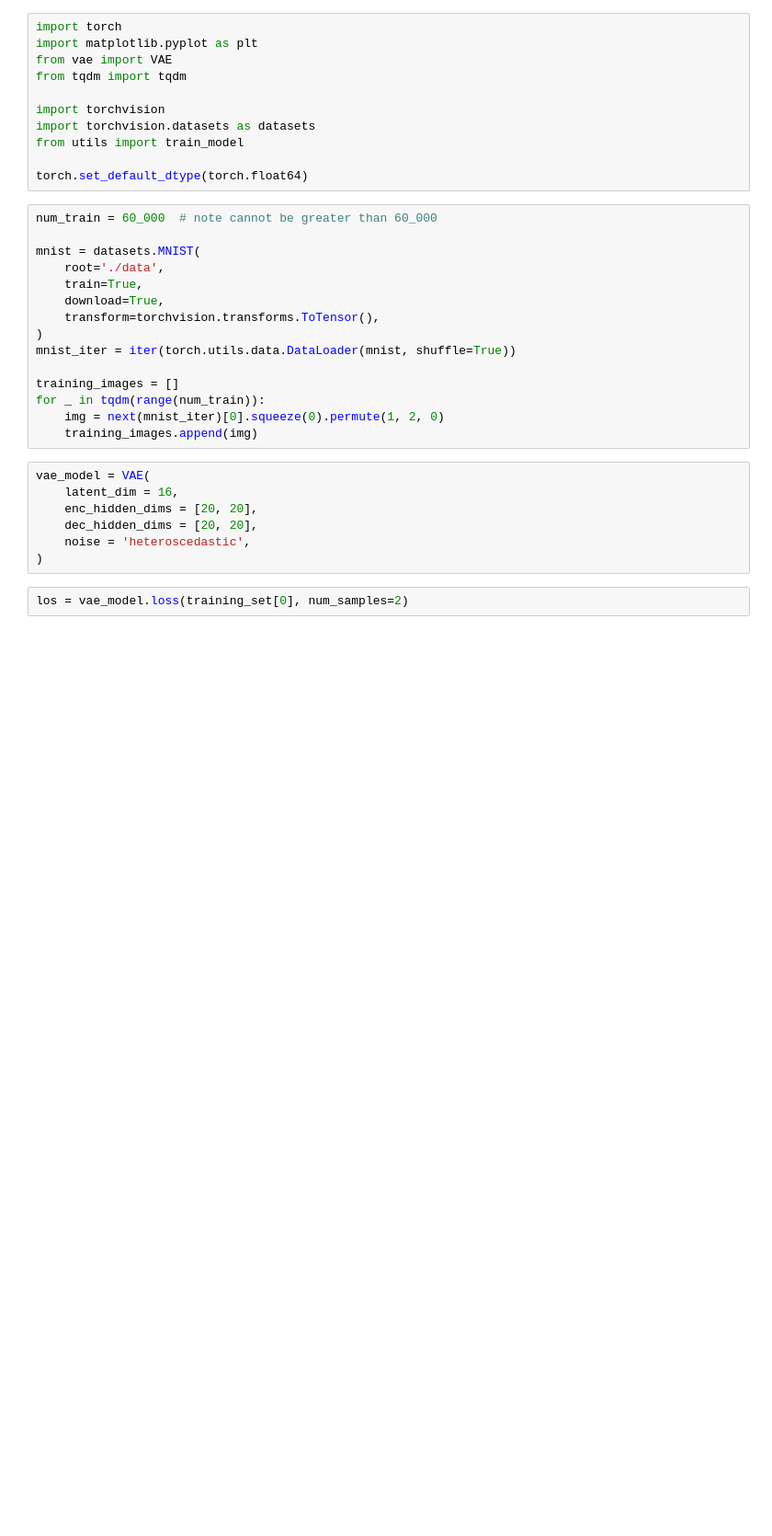
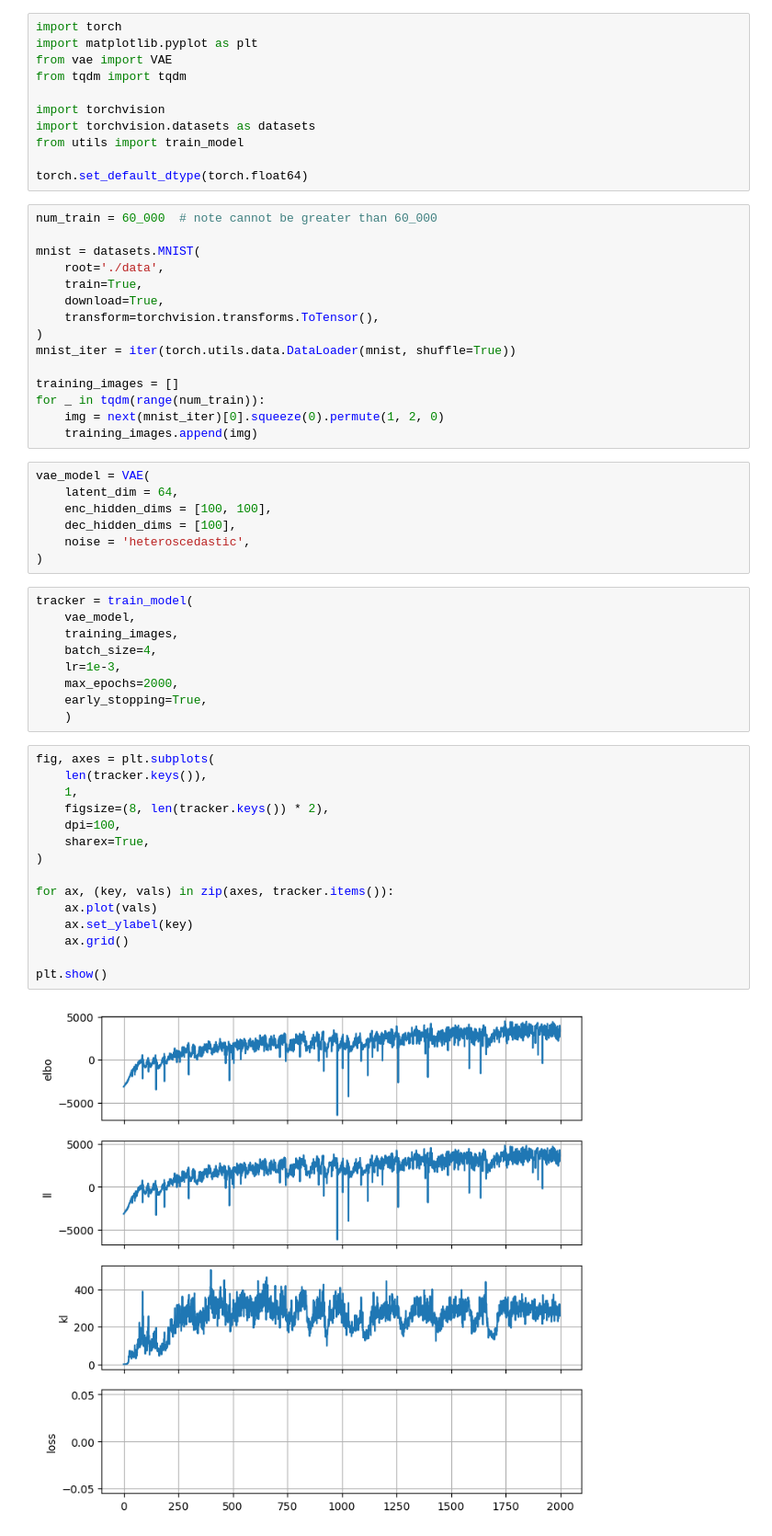
Before and after one commit to Sheev13/vae, a Jupyter notebook: workspace.ipynb, the cells around one changed output. Shown at 92% size. Drawn from its saved outputs; the diff is of its cells as text; blank space fills up the shorter version.

```diff
--- a/workspace.ipynb
+++ b/workspace.ipynb
@@ -32,10 +29,34 @@ for _ in tqdm(range(num_train)):
     training_images.append(img)
 # %%
 vae_model = VAE(
-    latent_dim = 16,
-    enc_hidden_dims = [20, 20],
-    dec_hidden_dims = [20, 20],
+    latent_dim = 64,
+    enc_hidden_dims = [100, 100],
+    dec_hidden_dims = [100],
     noise = 'heteroscedastic',
 )
-# %%
-los = vae_model.loss(training_set[0], num_samples=2)
+# %%
+tracker = train_model(
+    vae_model,
+    training_images,
+    batch_size=4,
+    lr=1e-3,
+    max_epochs=2000,
+    early_stopping=True,
+    )
+# %%
+fig, axes = plt.subplots(
+    len(tracker.keys()),
+    1,
+    figsize=(8, len(tracker.keys()) * 2),
+    dpi=100,
+    sharex=True,
+)
+
+for ax, (key, vals) in zip(axes, tracker.items()):
+    ax.plot(vals)
+    ax.set_ylabel(key)
+    ax.grid()
+
+plt.show()
+# %% [output]
+[figure, added]
```
Also changed, not shown: parts of 3 cells of this notebook, 2 other files.
